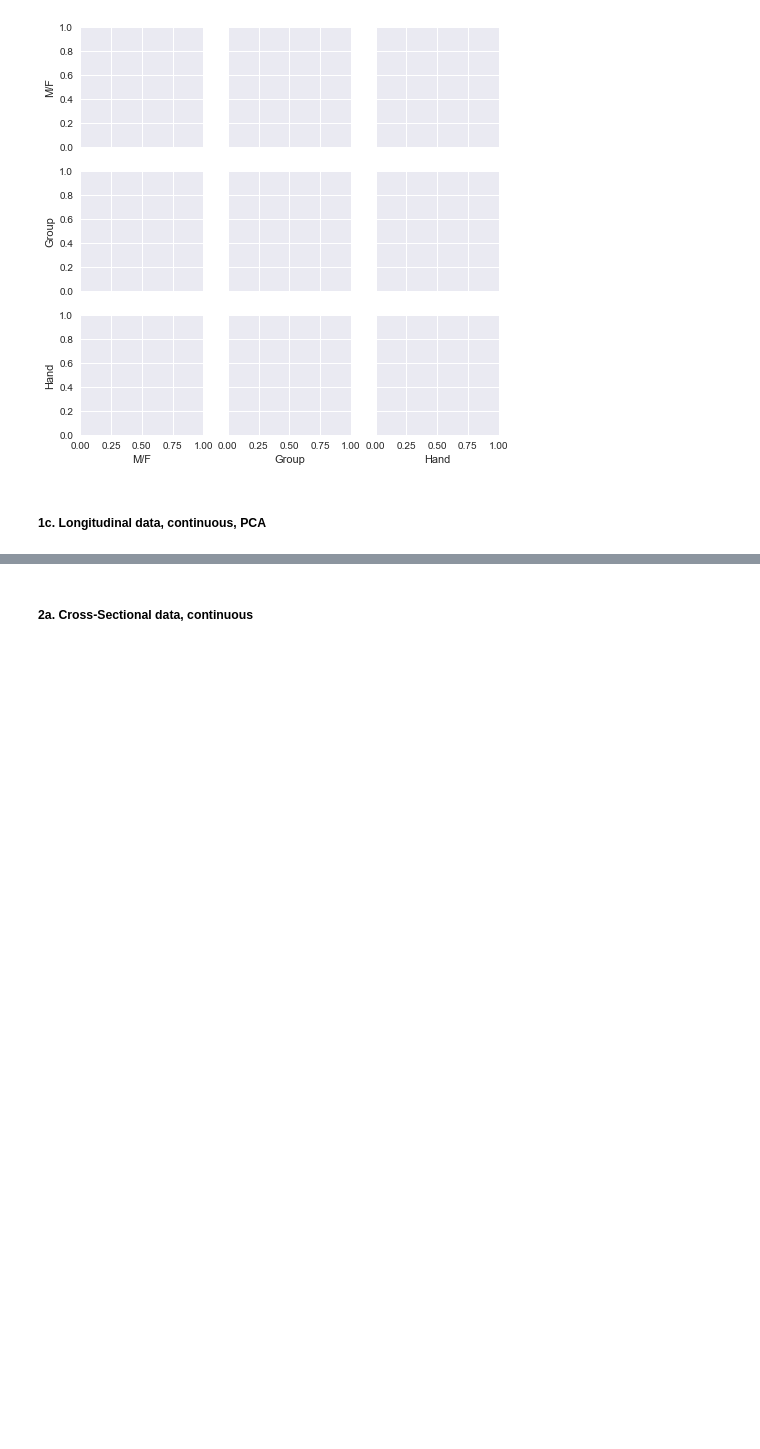
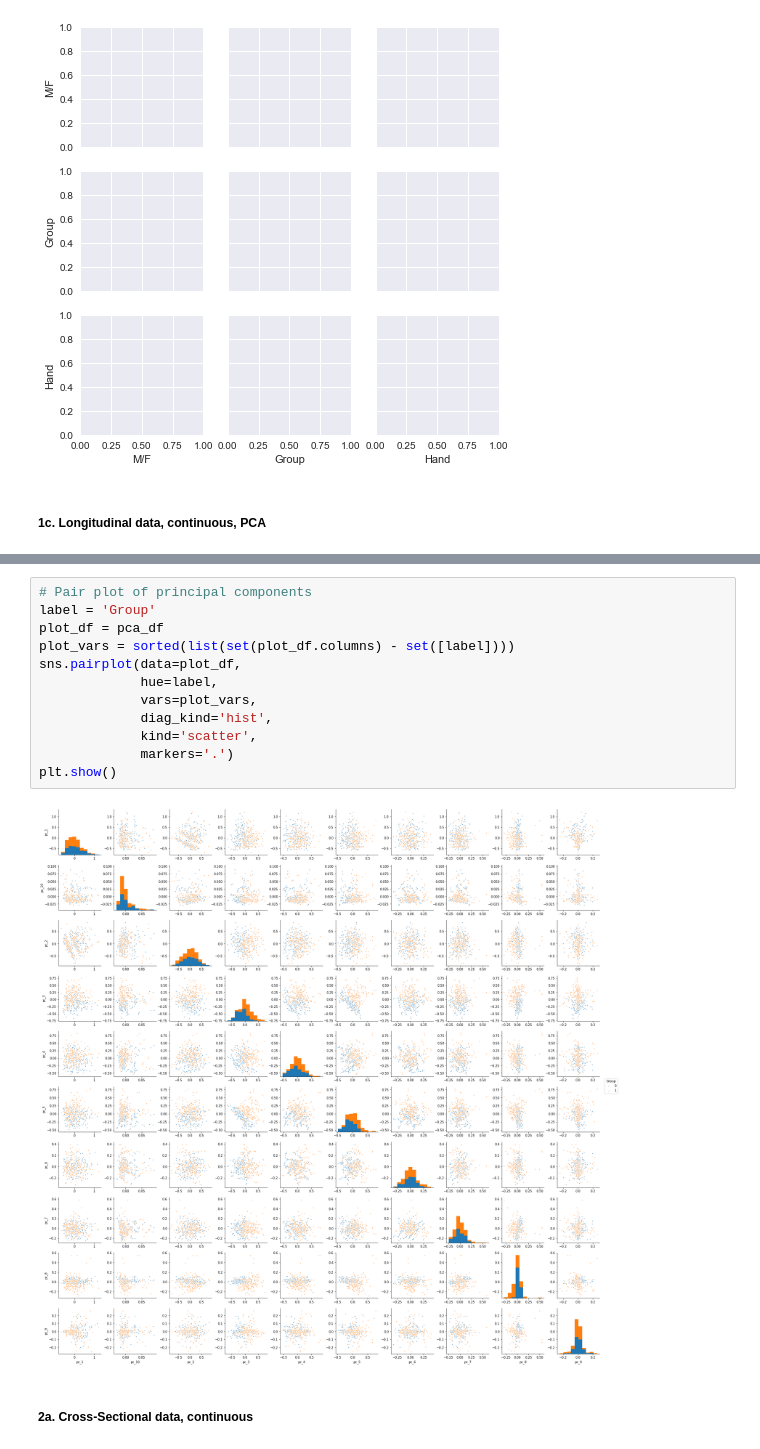
Before and after one commit to jlouie3/Conda_Notebooks, a Jupyter notebook: Projects/DementiaPrediction/1_Intro_and_Import.ipynb, the cells around one changed output, grey strips where cells are left out. Saved outputs shown, nothing was run; the diff lists cells and outputs as text; blank space fills up the shorter version.

```diff
--- a/Projects/DementiaPrediction/1_Intro_and_Import.ipynb
+++ b/Projects/DementiaPrediction/1_Intro_and_Import.ipynb
@@ -188,3 +211,17 @@ PCA.transform()
+# %%
+# Pair plot of principal components
+label = 'Group'
+plot_df = pca_df
+plot_vars = sorted(list(set(plot_df.columns) - set([label])))
+sns.pairplot(data=plot_df,
+             hue=label,
+             vars=plot_vars,
+             diag_kind='hist',
+             kind='scatter',
+             markers='.')
+plt.show()
+# %% [output]
+[figure, added]
 # %% [markdown]
 ##### 2a. Cross-Sectional data, continuous
 # %%
```
Also changed, not shown: parts of 3 cells of this notebook.
